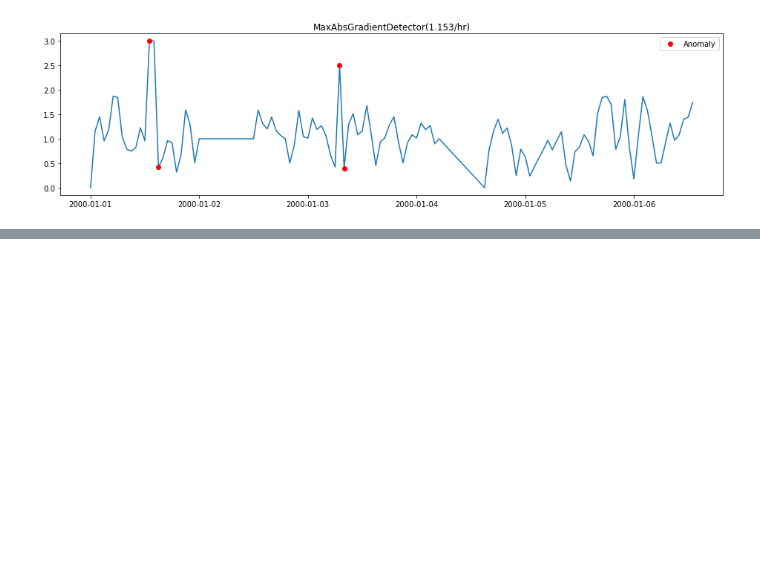
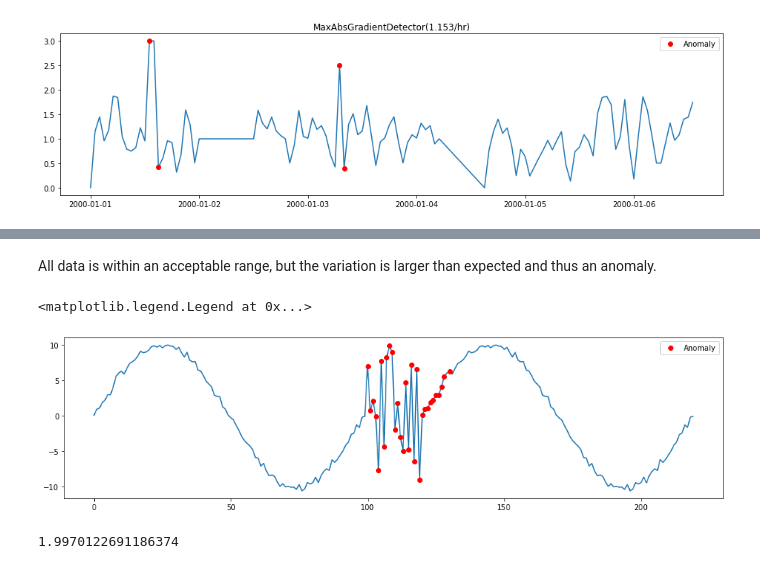
Before and after one commit to DHI/tsod, a Jupyter notebook: notebooks/Getting started.ipynb, the cells around one changed output, grey strips where cells are left out. Saved outputs shown, nothing was run; the diff lists cells and outputs as text; code cells hidden in the pictures; blank space fills up the shorter version.

```diff
--- a/notebooks/Getting started.ipynb
+++ b/notebooks/Getting started.ipynb
@@ -138,0 +153,20 @@ Text(0.5, 1.0, 'MaxAbsGradientDetector(1.153/hr)')
+# %% [markdown]
+All data is within an acceptable range, but the variation is larger than expected and thus an anomaly.
+# %%
+rsd = tsod.RollingStandardDeviationDetector(window_size=10)
+
+rsd.fit(normal_data)
+
+res = rsd.detect(all_data)
+plt.figure(figsize=(16,4))
+plt.plot(all_data)
+plt.plot(all_data[res], 'ro',label='Anomaly')
+plt.legend()
+plt.title(rsd)
+# %% [output]
+<matplotlib.legend.Legend at 0x...>
+[figure, added]
+# %%
+rsd._max_std
+# %% [output]
+1.9970122691186374
```
Also changed, not shown: parts of 2 cells of this notebook, 3 other files.
